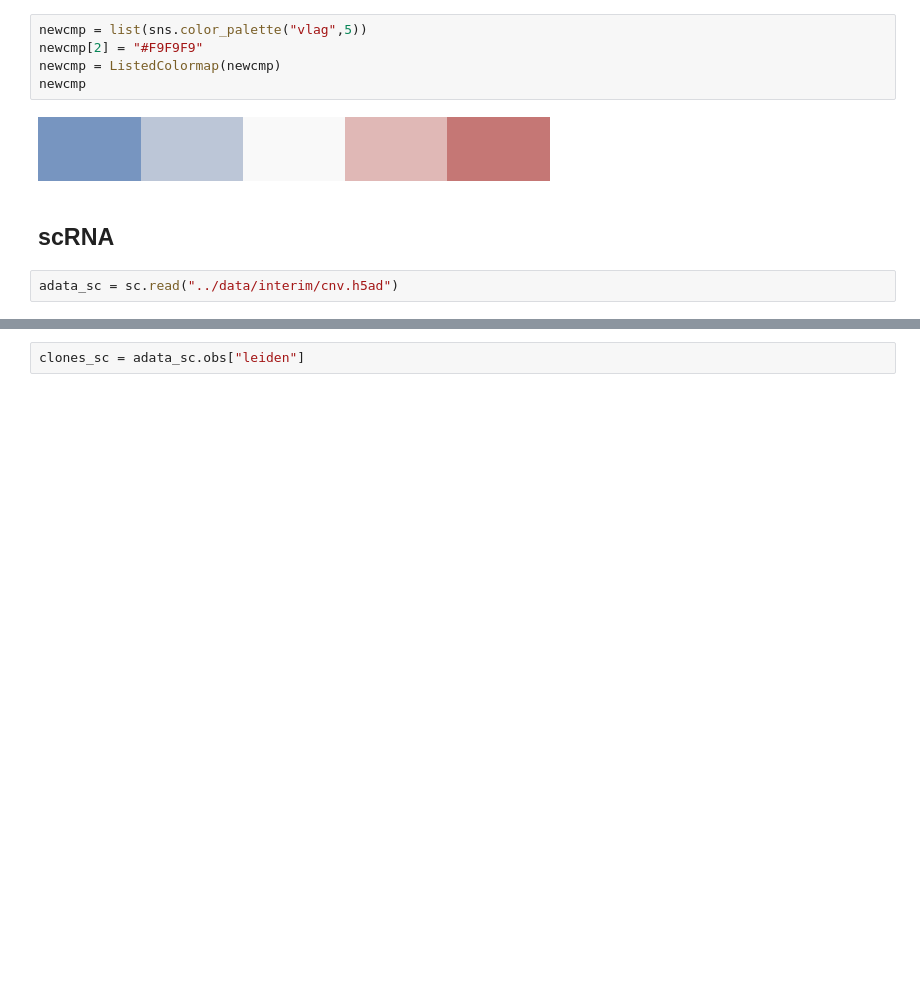
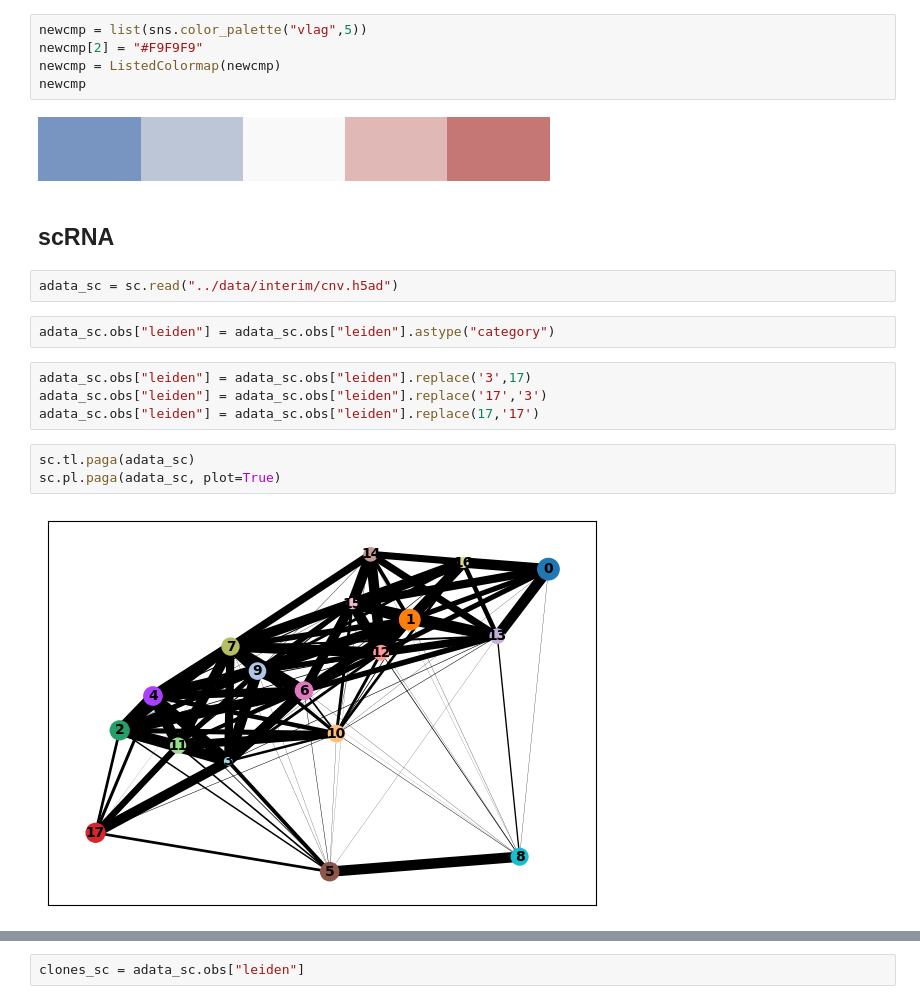
Before and after one commit to PMBio/spaceTree, a Jupyter notebook: notebooks/0_overclustered_clones-Copy1.ipynb, the cells around one changed output, grey strips where cells are left out. Cells and saved outputs as stored; diff of their text form; blank space fills up the shorter version.

```diff
--- a/notebooks/0_overclustered_clones-Copy1.ipynb
+++ b/notebooks/0_overclustered_clones-Copy1.ipynb
@@ -93,3 +20,14 @@ newcmp
 ## scRNA
 # %%
 adata_sc = sc.read("../data/interim/cnv.h5ad")
+# %%
+adata_sc.obs["leiden"] = adata_sc.obs["leiden"].astype("category")
+# %%
+adata_sc.obs["leiden"] = adata_sc.obs["leiden"].replace('3',17)
+adata_sc.obs["leiden"] = adata_sc.obs["leiden"].replace('17','3')
+adata_sc.obs["leiden"] = adata_sc.obs["leiden"].replace(17,'17')
+# %%
+sc.tl.paga(adata_sc)
+sc.pl.paga(adata_sc, plot=True)
+# %% [output]
+[figure, added]
```
Also changed, not shown: parts of 31 cells of this notebook, 6 other files.
